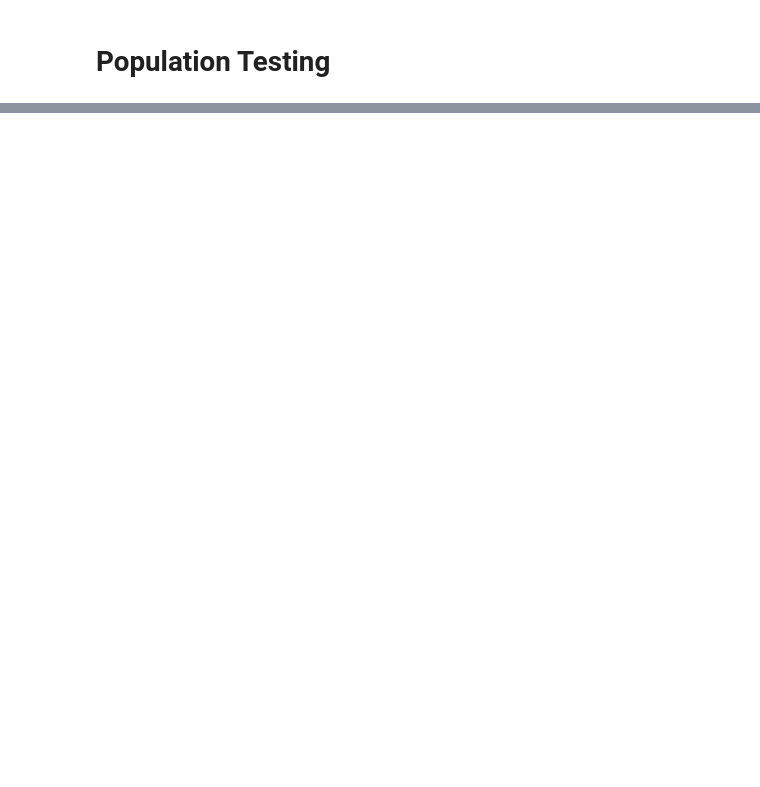
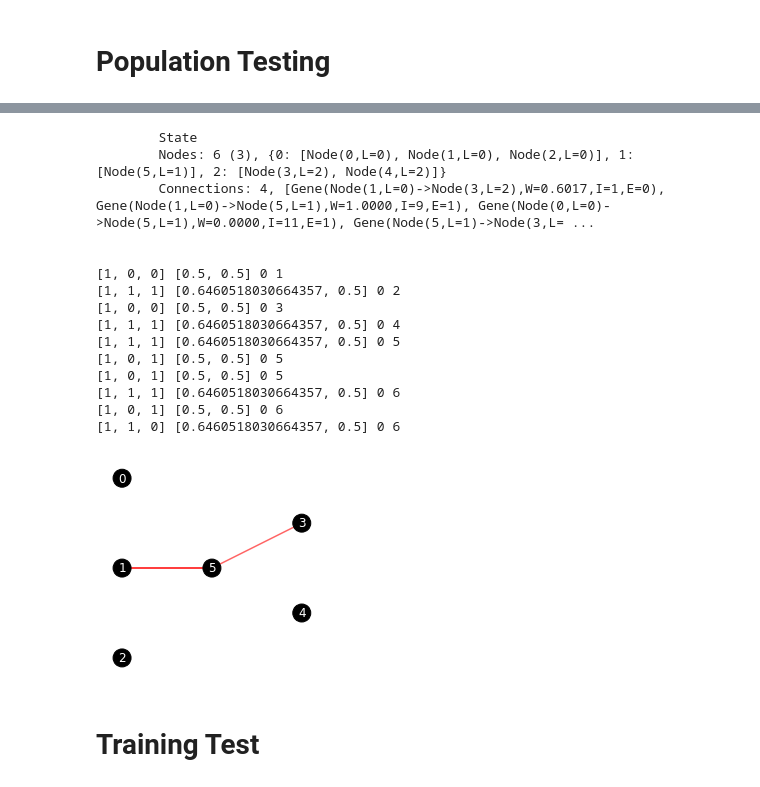
Before and after one commit to drewcurran/COS398_NEAT, a Jupyter notebook: NEAT/test_code.ipynb, the cells around one changed output, grey strips where cells are left out. Saved outputs shown, nothing was run; the diff lists cells and outputs as text; code cells hidden in the pictures; blank space fills up the shorter version.

```diff
--- a/NEAT/test_code.ipynb
+++ b/NEAT/test_code.ipynb
@@ -488,0 +507,33 @@ for _ in range(10):
+# %%
+player = species.players[0]
+player.nn.print_state()
+player.nn.draw_state()
+
+won = 0
+for _ in range(10):
+    inputs = [1] + np.random.randint(2, size=2).tolist()
+    decision = player.decide(inputs)
+    if inputs[1] == inputs[2] and decision == 0:
+        won += 1
+    elif inputs[1] != inputs[2] and decision == 1:
+        won += 1
+    print(inputs, player.nn.forward_pass(inputs), decision, won)
+# %% [output]
+        State
+        Nodes: 6 (3), {0: [Node(0,L=0), Node(1,L=0), Node(2,L=0)], 1: [Node(5,L=1)], 2: [Node(3,L=2), Node(4,L=2)]}
+        Connections: 4, [Gene(Node(1,L=0)->Node(3,L=2),W=0.6017,I=1,E=0), Gene(Node(1,L=0)->Node(5,L=1),W=1.0000,I=9,E=1), Gene(Node(0,L=0)->Node(5,L=1),W=0.0000,I=11,E=1), Gene(Node(5,L=1)->Node(3,L= ...
+
+
+[1, 0, 0] [0.5, 0.5] 0 1
+[1, 1, 1] [0.6460518030664357, 0.5] 0 2
+[1, 0, 0] [0.5, 0.5] 0 3
+[1, 1, 1] [0.6460518030664357, 0.5] 0 4
+[1, 1, 1] [0.6460518030664357, 0.5] 0 5
+[1, 0, 1] [0.5, 0.5] 0 5
+[1, 0, 1] [0.5, 0.5] 0 5
+[1, 1, 1] [0.6460518030664357, 0.5] 0 6
+[1, 0, 1] [0.5, 0.5] 0 6
+[1, 1, 0] [0.6460518030664357, 0.5] 0 6
+[figure, added]
+# %% [markdown]
+# Training Test
```
Also changed, not shown: parts of 31 cells of this notebook.
